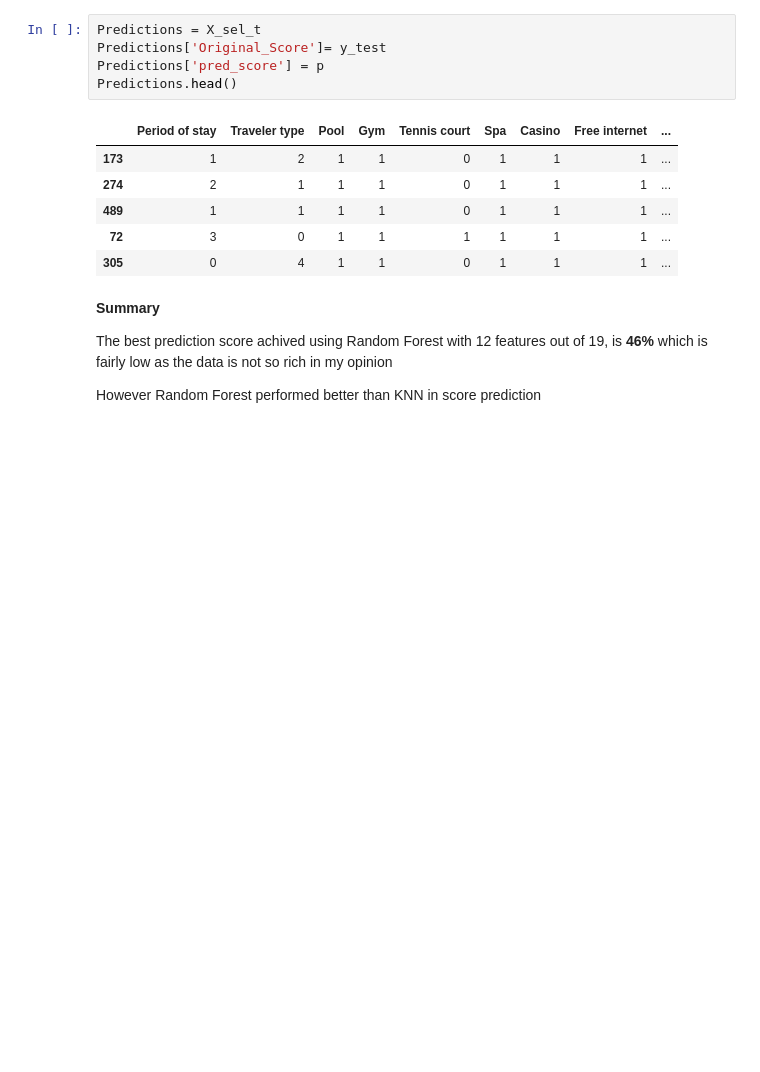
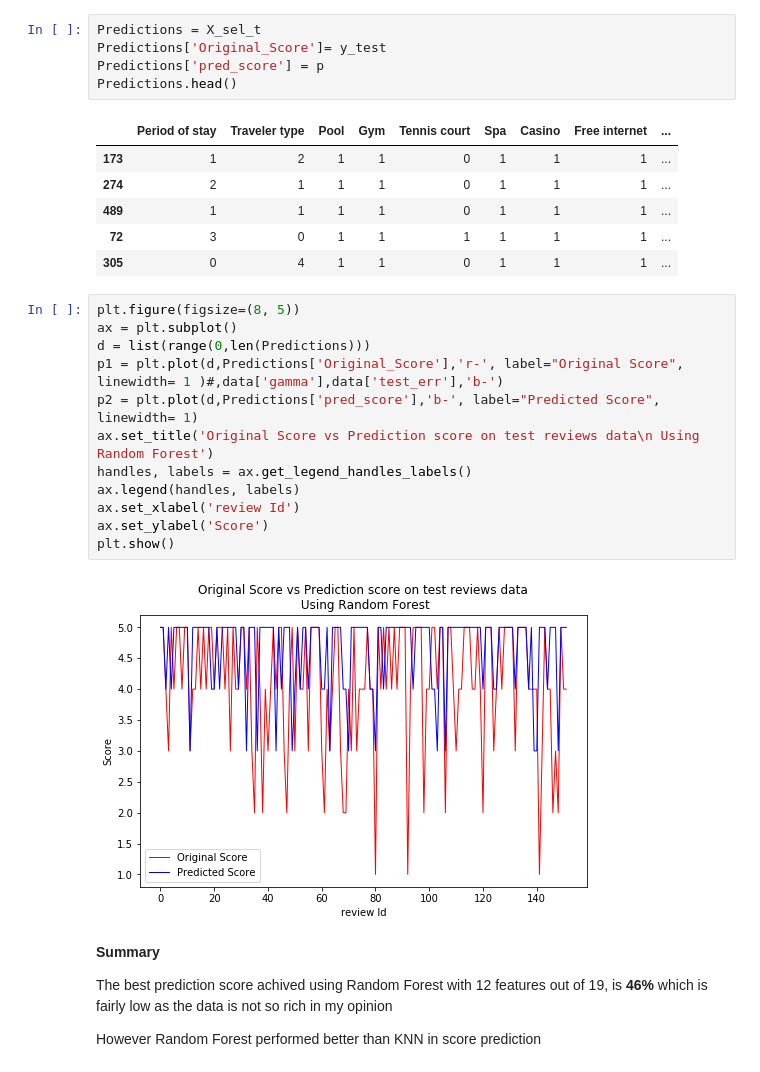
Before and after one commit to akshi8/Trip_Advisor_Reviews_LasVegas, a Jupyter notebook: code/EDA.ipynb, the cells around one changed output. Cells and saved outputs as stored; diff of their text form; blank space fills up the shorter version.

Commit message:
Add plot

```diff
--- a/code/EDA.ipynb
+++ b/code/EDA.ipynb
@@ -191,6 +191,20 @@ Predictions.head()
 | 489 | 1 | 1 | 1 | 1 | 0 | 1 | 1 | 1 | ... |
 | 72 | 3 | 0 | 1 | 1 | 1 | 1 | 1 | 1 | ... |
 | 305 | 0 | 4 | 1 | 1 | 0 | 1 | 1 | 1 | ... |
+# %%
+plt.figure(figsize=(8, 5))
+ax = plt.subplot()
+d = list(range(0,len(Predictions)))
+p1 = plt.plot(d,Predictions['Original_Score'],'r-', label="Original Score", linewidth= 1 )#,data['gamma'],data['test_err'],'b-')
+p2 = plt.plot(d,Predictions['pred_score'],'b-', label="Predicted Score", linewidth= 1)
+ax.set_title('Original Score vs Prediction score on test reviews data\n Using Random Forest')
+handles, labels = ax.get_legend_handles_labels()
+ax.legend(handles, labels)
+ax.set_xlabel('review Id')
+ax.set_ylabel('Score')
+plt.show()
+# %% [output]
+[figure, added]
 # %% [markdown]
 **Summary**
 
```
